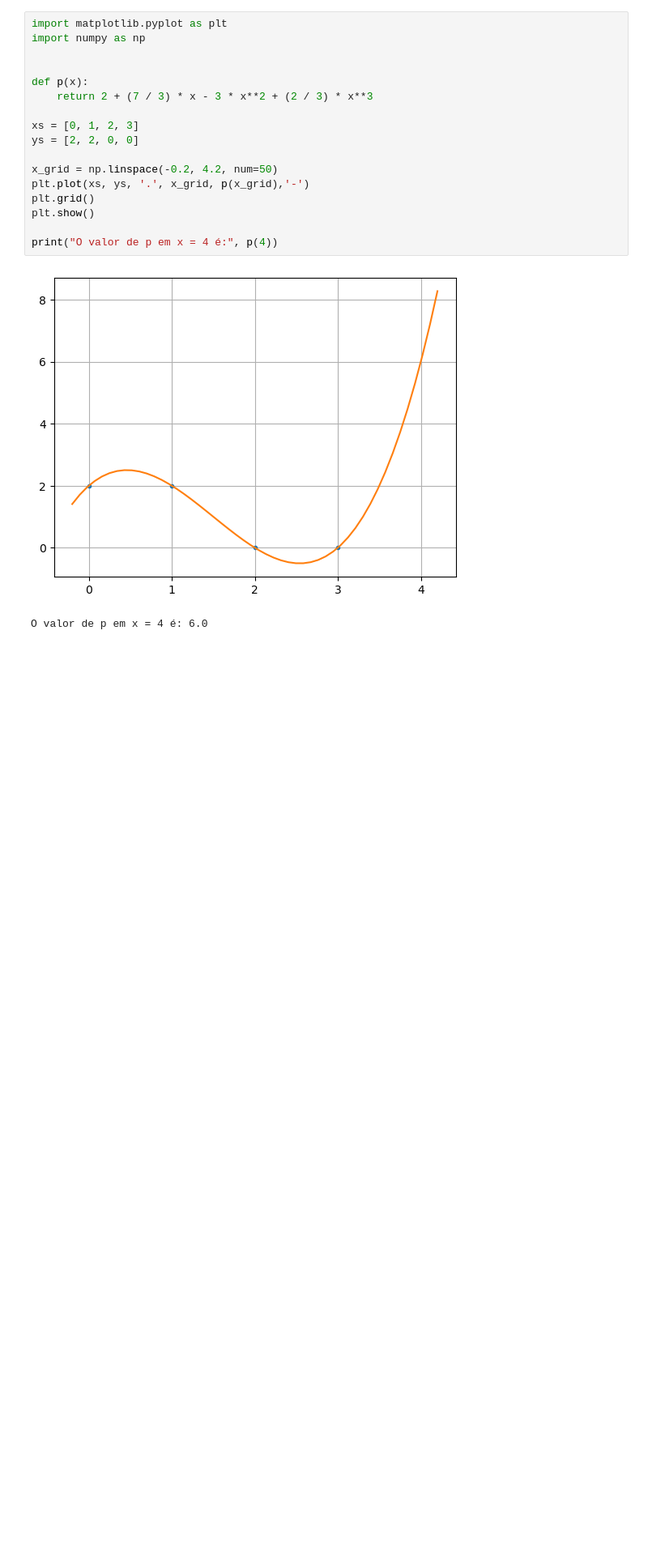
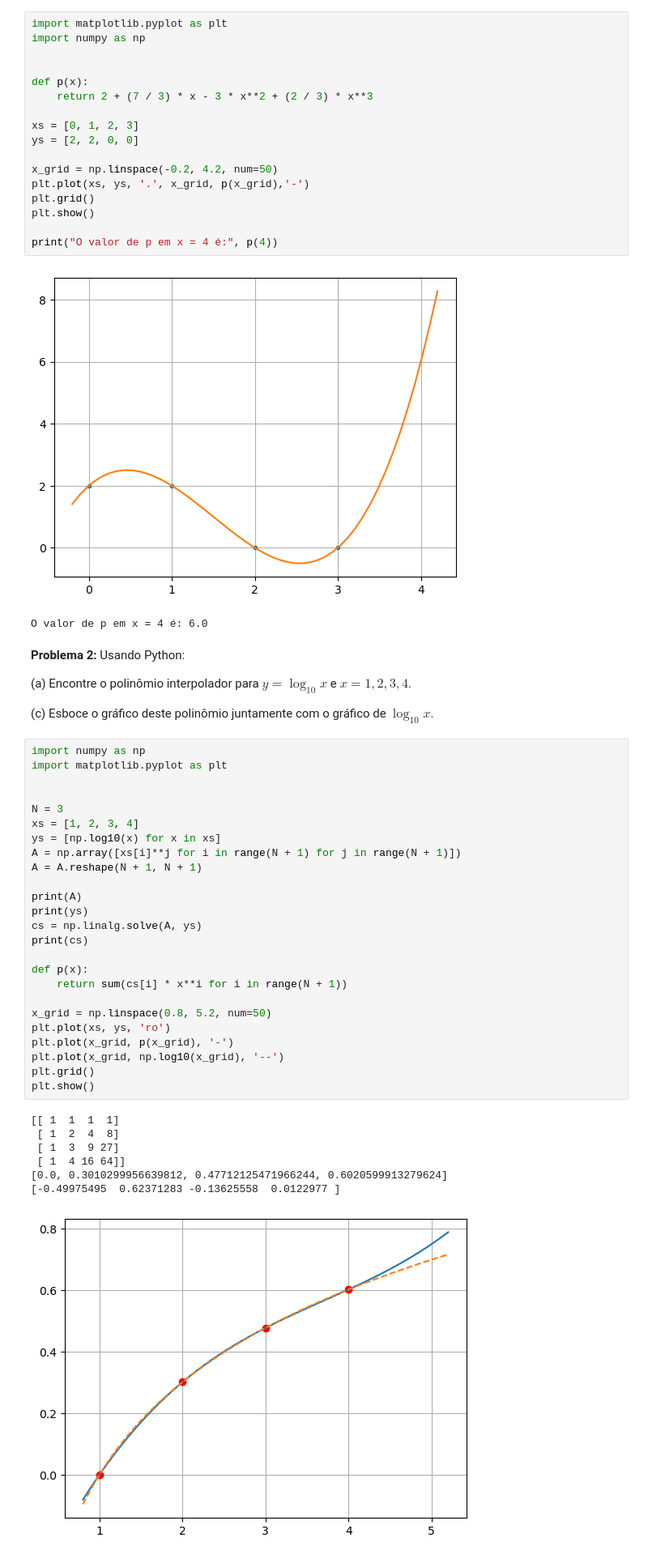
Before and after one commit to pzuehlke/Numerical-Methods, a Jupyter notebook: 4-interpolacao_polinomial/4-1_interpolacao_polinomial.ipynb, the cells around one changed output. Shown: that part at 81% size. Drawn from its saved outputs; the diff is of its cells as text; blank space fills up the shorter version.

```diff
--- a/4-interpolacao_polinomial/4-1_interpolacao_polinomial.ipynb
+++ b/4-interpolacao_polinomial/4-1_interpolacao_polinomial.ipynb
@@ -113,3 +133,42 @@ print("O valor de p em x = 4 é:", p(4))
 # %% [output]
 [figure]
 O valor de p em x = 4 é: 6.0
+# %% [markdown]
+**Problema 2:** Usando Python:
+
+(a) Encontre o polinômio interpolador para $ y = \log_{10} x $ e $ x = 1, 2, 3, 4 $.
+
+(c) Esboce o gráfico deste polinômio juntamente com o gráfico de  $ \log_{10} x $.
+# %%
+import numpy as np
+import matplotlib.pyplot as plt
+
+
+N = 3
+xs = [1, 2, 3, 4]
+ys = [np.log10(x) for x in xs]
+A = np.array([xs[i]**j for i in range(N + 1) for j in range(N + 1)])
+A = A.reshape(N + 1, N + 1)
+
+print(A)
+print(ys)
+cs = np.linalg.solve(A, ys)
+print(cs)
+
+def p(x):
+    return sum(cs[i] * x**i for i in range(N + 1))
+
+x_grid = np.linspace(0.8, 5.2, num=50)
+plt.plot(xs, ys, 'ro')
+plt.plot(x_grid, p(x_grid), '-')
+plt.plot(x_grid, np.log10(x_grid), '--')
+plt.grid()
+plt.show()
+# %% [output]
+[[ 1  1  1  1]
+ [ 1  2  4  8]
+ [ 1  3  9 27]
+ [ 1  4 16 64]]
+[0.0, 0.3010299956639812, 0.47712125471966244, 0.6020599913279624]
+[-0.49975495  0.62371283 -0.13625558  0.0122977 ]
+[figure, added]
```
Also changed, not shown: parts of 13 cells of this notebook.
